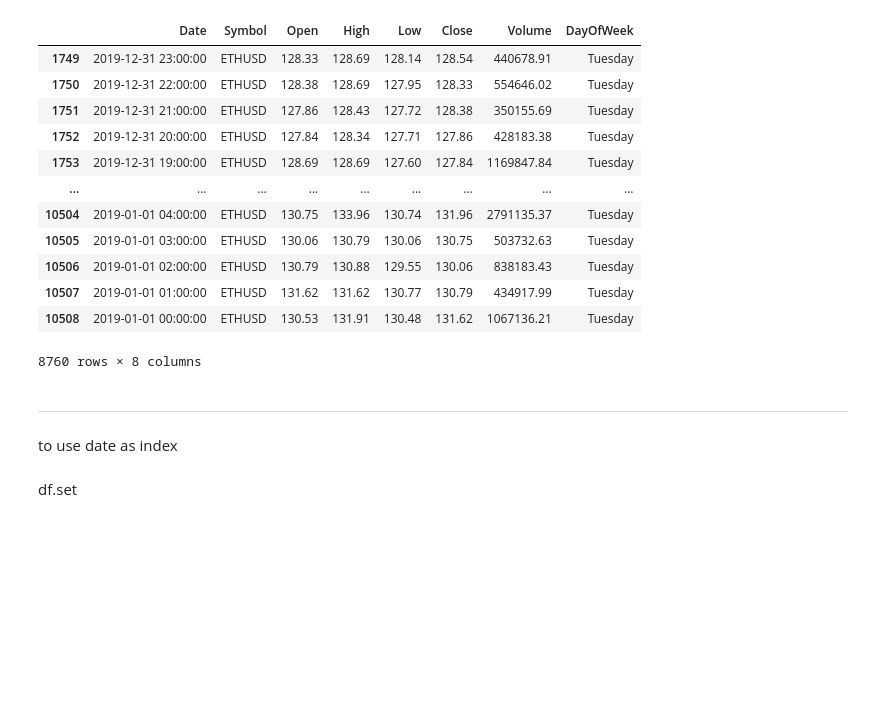
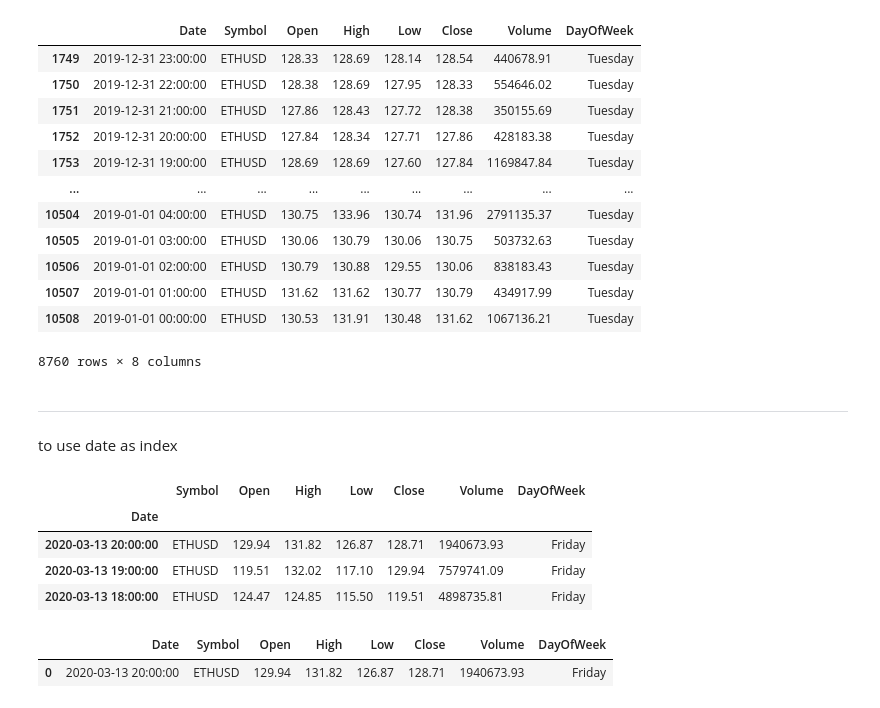
Before and after one commit to innovinitylabs/pandas-notes-corey-schaffer, a Jupyter notebook: 10-Working with Dates and Time Series Data.ipynb, the cells around one changed output. Cells and saved outputs as stored; diff of their text form; code cells hidden in the pictures; blank space fills up the shorter version.

```diff
--- a/10-Working with Dates and Time Series Data.ipynb
+++ b/10-Working with Dates and Time Series Data.ipynb
@@ -178,5 +178,16 @@ df.loc[filt]
 # %% [markdown]
 ---
 to use date as index
-# %% [markdown]
-df.set
+# %%
+df.set_index('Date').head(3)
+# %% [output]
+|  | Symbol | Open | High | Low | Close | Volume | DayOfWeek |
+| Date |  |  |  |  |  |  |  |
+| 2020-03-13 20:00:00 | ETHUSD | 129.94 | 131.82 | 126.87 | 128.71 | 1940673.93 | Friday |
+| 2020-03-13 19:00:00 | ETHUSD | 119.51 | 132.02 | 117.10 | 129.94 | 7579741.09 | Friday |
+| 2020-03-13 18:00:00 | ETHUSD | 124.47 | 124.85 | 115.50 | 119.51 | 4898735.81 | Friday |
+# %%
+df.head(1)
+# %% [output]
+|  | Date | Symbol | Open | High | Low | Close | Volume | DayOfWeek |
+| 0 | 2020-03-13 20:00:00 | ETHUSD | 129.94 | 131.82 | 126.87 | 128.71 | 1940673.93 | Friday |
```
Also changed, not shown: parts of 8 cells of this notebook.
